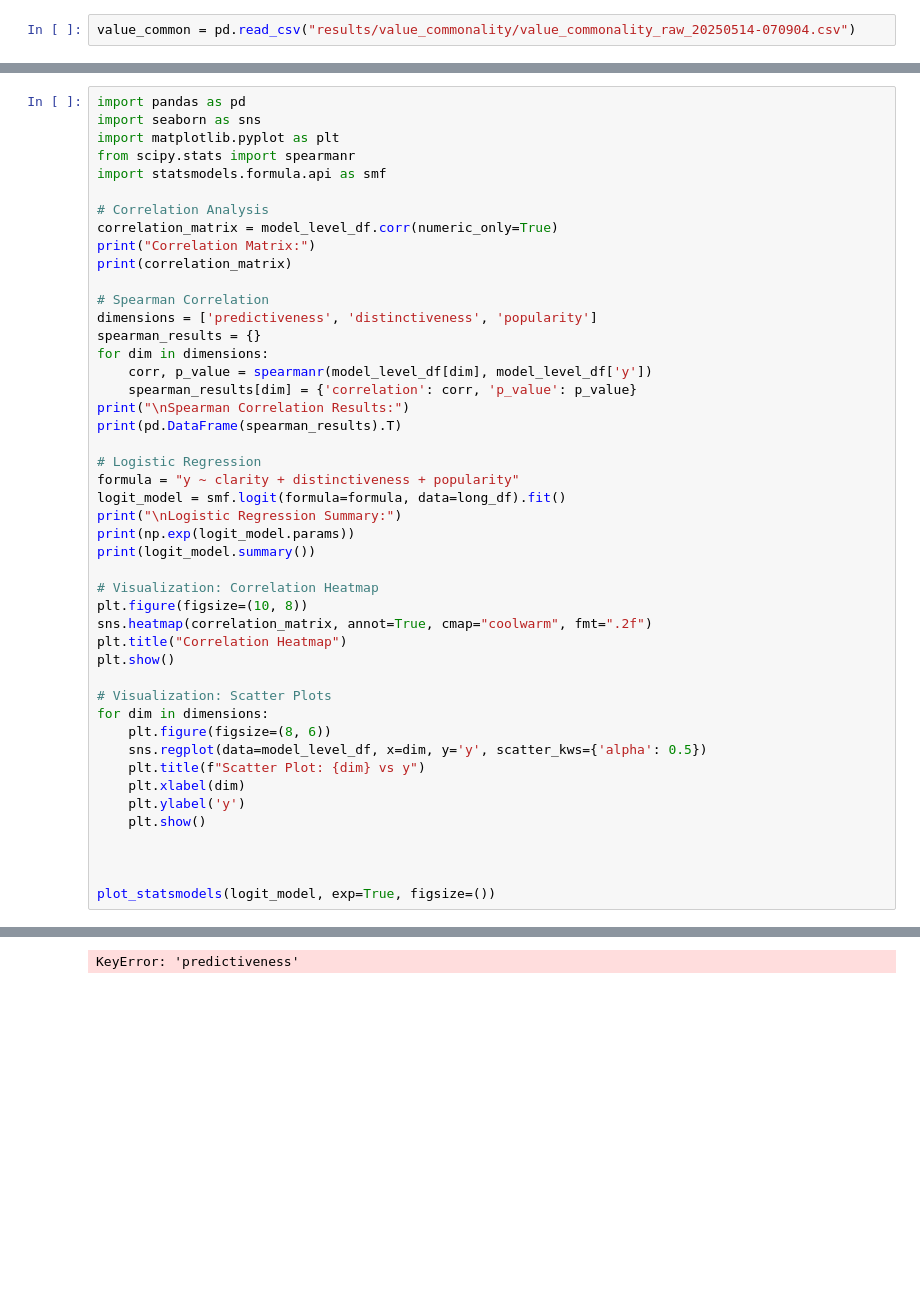
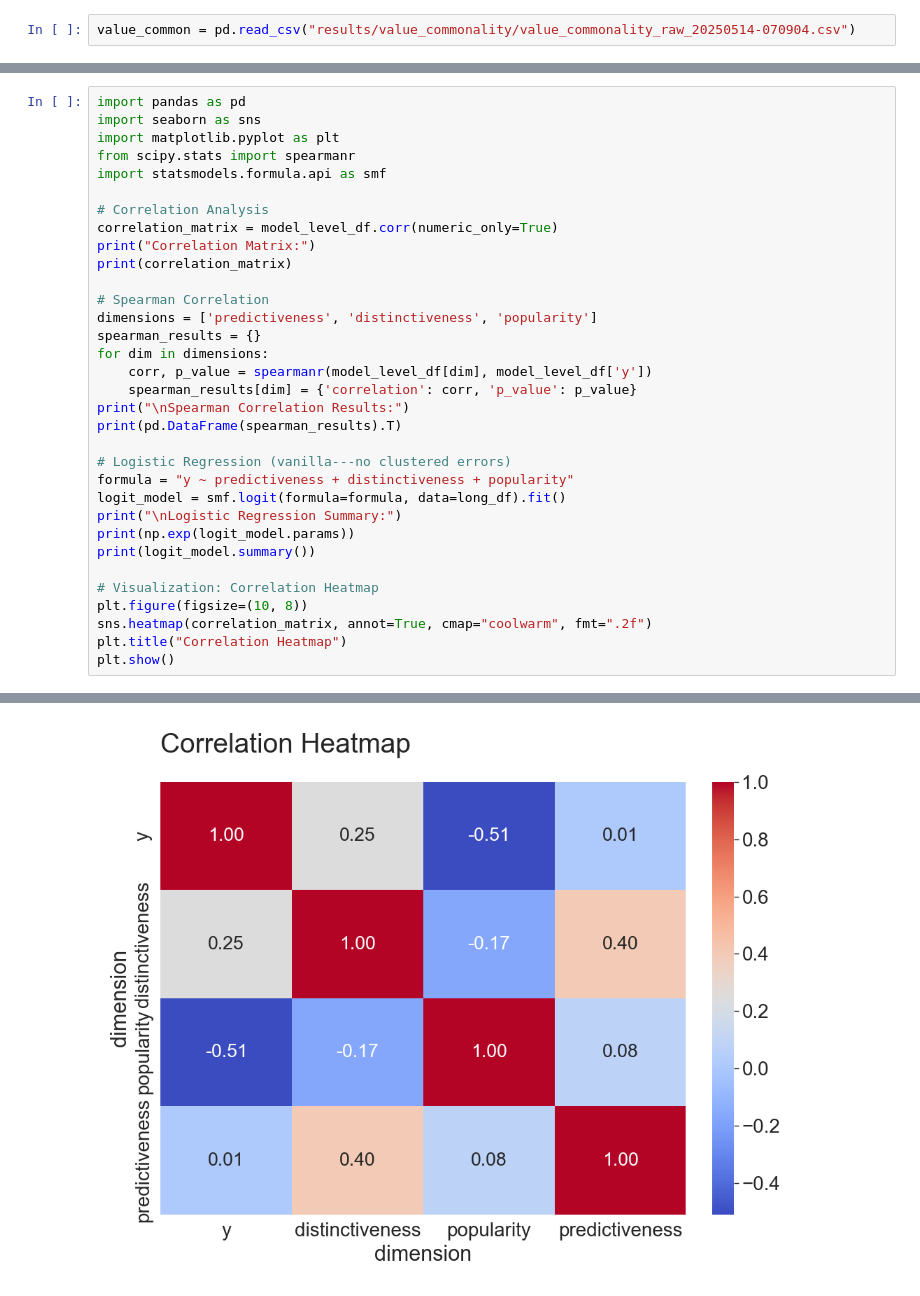
Before and after one commit to josh-ashkinaze/dvb, a Jupyter notebook: 9_run_stats_nb.ipynb, the cells around one changed output, grey strips where cells are left out. Drawn from its saved outputs; the diff is of its cells as text; blank space fills up the shorter version.

```diff
--- a/9_run_stats_nb.ipynb
+++ b/9_run_stats_nb.ipynb
@@ -2173,8 +2127,8 @@ for dim in dimensions:
 print("\nSpearman Correlation Results:")
 print(pd.DataFrame(spearman_results).T)
 
-# Logistic Regression
-formula = "y ~ clarity + distinctiveness + popularity"
+# Logistic Regression (vanilla---no clustered errors)
+formula = "y ~ predictiveness + distinctiveness + popularity"
 logit_model = smf.logit(formula=formula, data=long_df).fit()
 print("\nLogistic Regression Summary:")
 print(np.exp(logit_model.params))
@@ -2185,18 +2139,5 @@ plt.figure(figsize=(10, 8))
 sns.heatmap(correlation_matrix, annot=True, cmap="coolwarm", fmt=".2f")
 plt.title("Correlation Heatmap")
 plt.show()
-
-# Visualization: Scatter Plots
-for dim in dimensions:
-    plt.figure(figsize=(8, 6))
-    sns.regplot(data=model_level_df, x=dim, y='y', scatter_kws={'alpha': 0.5})
-    plt.title(f"Scatter Plot: {dim} vs y")
-    plt.xlabel(dim)
-    plt.ylabel('y')
-    plt.show()
-
-
-
-plot_statsmodels(logit_model, exp=True, figsize=())
 # %% [output]
 Correlation Matrix:
@@ -2208 +2160 @@ popularity      -0.509883        -0.173176    1.000000
-KeyError: 'predictiveness'
+[figure, added]
```
Also changed, not shown: parts of 22 cells of this notebook.
